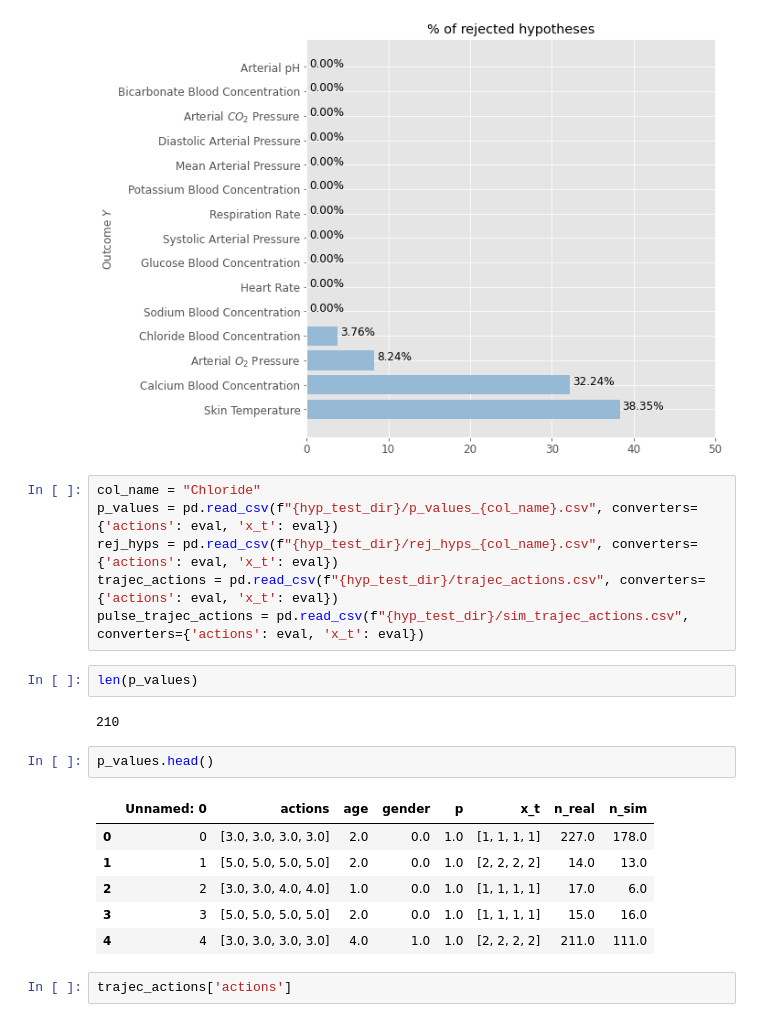
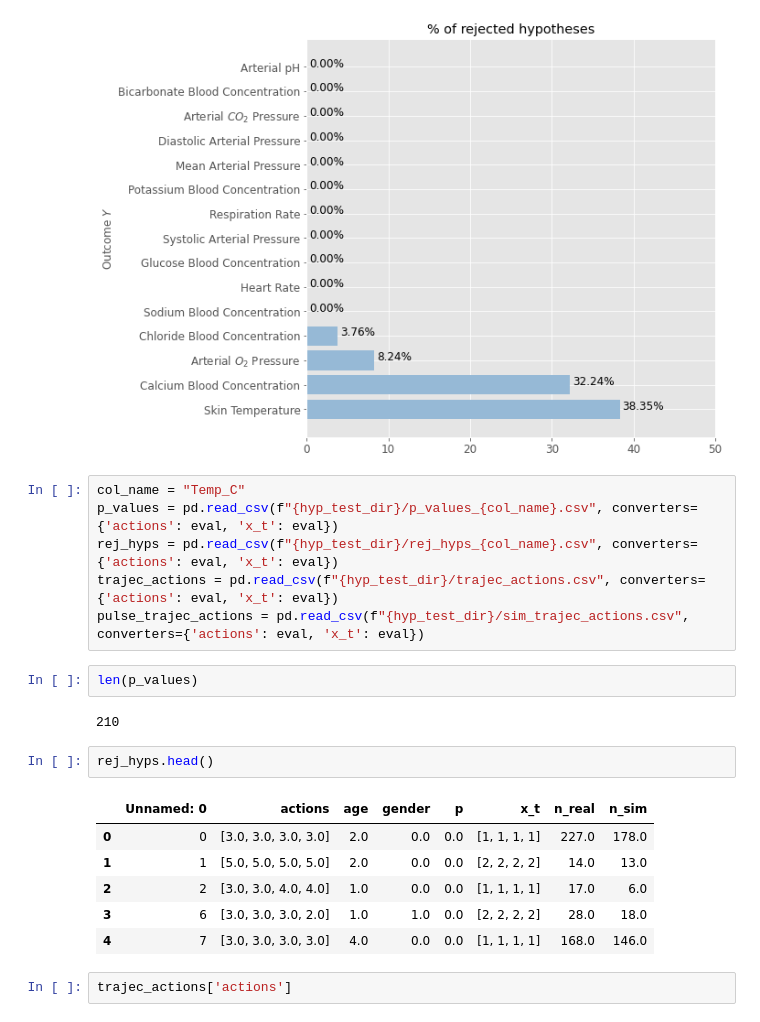
Before and after one commit to faaizT/CausalTwinAssessment, a Jupyter notebook: Hypothesis testing analysis (updated).ipynb, the cells around one changed output. Drawn from its saved outputs; the diff is of its cells as text.

```diff
--- a/Hypothesis testing analysis (updated).ipynb
+++ b/Hypothesis testing analysis (updated).ipynb
@@ -349,7 +349,7 @@ plt.show()
 # %% [output]
 [figure]
 # %%
-col_name = "Chloride"
+col_name = "Temp_C"
 p_values = pd.read_csv(f"{hyp_test_dir}/p_values_{col_name}.csv", converters={'actions': eval, 'x_t': eval})
 rej_hyps = pd.read_csv(f"{hyp_test_dir}/rej_hyps_{col_name}.csv", converters={'actions': eval, 'x_t': eval})
 trajec_actions = pd.read_csv(f"{hyp_test_dir}/trajec_actions.csv", converters={'actions': eval, 'x_t': eval})
@@ -359,14 +359,14 @@ len(p_values)
 # %% [output]
 210
 # %%
-p_values.head()
+rej_hyps.head()
 # %% [output]
 |  | Unnamed: 0 | actions | age | gender | p | x_t | n_real | n_sim |
-| 0 | 0 | [3.0, 3.0, 3.0, 3.0] | 2.0 | 0.0 | 1.0 | [1, 1, 1, 1] | 227.0 | 178.0 |
-| 1 | 1 | [5.0, 5.0, 5.0, 5.0] | 2.0 | 0.0 | 1.0 | [2, 2, 2, 2] | 14.0 | 13.0 |
-| 2 | 2 | [3.0, 3.0, 4.0, 4.0] | 1.0 | 0.0 | 1.0 | [1, 1, 1, 1] | 17.0 | 6.0 |
-| 3 | 3 | [5.0, 5.0, 5.0, 5.0] | 2.0 | 0.0 | 1.0 | [1, 1, 1, 1] | 15.0 | 16.0 |
-| 4 | 4 | [3.0, 3.0, 3.0, 3.0] | 4.0 | 1.0 | 1.0 | [2, 2, 2, 2] | 211.0 | 111.0 |
+| 0 | 0 | [3.0, 3.0, 3.0, 3.0] | 2.0 | 0.0 | 0.0 | [1, 1, 1, 1] | 227.0 | 178.0 |
+| 1 | 1 | [5.0, 5.0, 5.0, 5.0] | 2.0 | 0.0 | 0.0 | [2, 2, 2, 2] | 14.0 | 13.0 |
+| 2 | 2 | [3.0, 3.0, 4.0, 4.0] | 1.0 | 0.0 | 0.0 | [1, 1, 1, 1] | 17.0 | 6.0 |
+| 3 | 6 | [3.0, 3.0, 3.0, 2.0] | 1.0 | 1.0 | 0.0 | [2, 2, 2, 2] | 28.0 | 18.0 |
+| 4 | 7 | [3.0, 3.0, 3.0, 3.0] | 4.0 | 0.0 | 0.0 | [1, 1, 1, 1] | 168.0 | 146.0 |
 # %%
 trajec_actions['actions']
 # %% [output]
```
Also changed, not shown: parts of 1 cell of this notebook.
